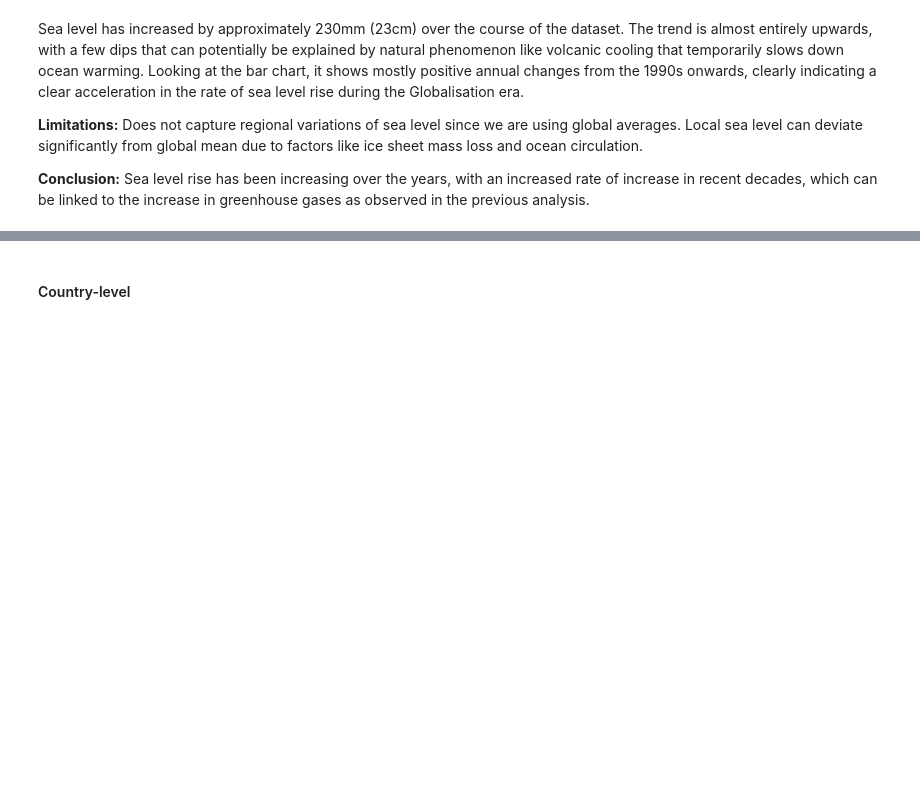
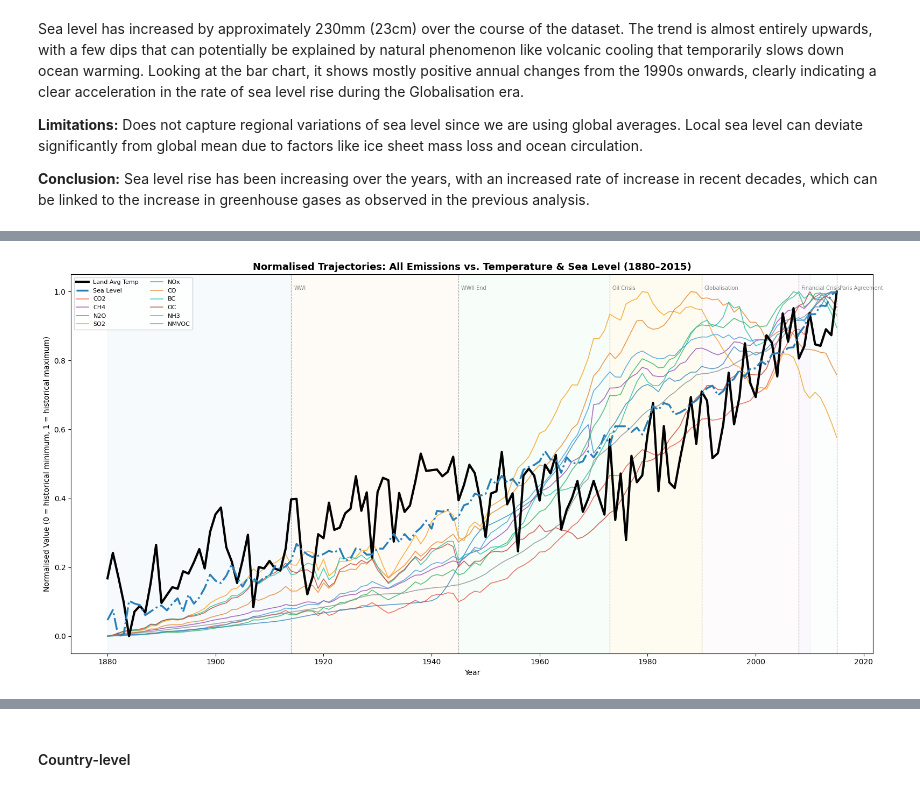
Before and after one commit to tempestormX/sc3021, a Jupyter notebook: SC3021_FDAG_T13.ipynb, the cells around one changed output, grey strips where cells are left out. Saved outputs shown, nothing was run; the diff lists cells and outputs as text; code cells hidden in the pictures; blank space fills up the shorter version.

```diff
--- a/SC3021_FDAG_T13.ipynb
+++ b/SC3021_FDAG_T13.ipynb
@@ -3251,0 +3258,28 @@ Sea level has increased by approximately 230mm (23cm) over the course of the dat
+# %%
+norm_cols = EMISS_COLS + ['LandAverageTemperature', 'Mean Sea Level']
+df_norm = df[['year'] + norm_cols].copy()
+for c in norm_cols:
+    mn, mx = df_norm[c].min(), df_norm[c].max()
+    df_norm[c] = (df_norm[c] - mn) / (mx - mn)
+
+fig, ax = plt.subplots(figsize=(16, 8))
+add_era_bands(ax)
+
+ax.plot(df_norm['year'], df_norm['LandAverageTemperature'],
+        'k-', lw=3, label='Land Avg Temp', zorder=5)
+ax.plot(df_norm['year'], df_norm['Mean Sea Level'],
+        color='#2980b9', lw=2.5, ls='-.', label='Sea Level', zorder=5)
+
+for col, color in zip(EMISS_COLS, EMISS_COLORS):
+    ax.plot(df_norm['year'], df_norm[col], color=color, lw=1.2, alpha=0.75, label=col)
+
+add_era_lines(ax)
+ax.set_xlabel('Year', fontsize=10)
+ax.set_ylabel('Normalised Value (0 = historical minimum, 1 = historical maximum)', fontsize=10)
+ax.set_title('Normalised Trajectories: All Emissions vs. Temperature & Sea Level (1880–2015)',
+             fontsize=13, fontweight='bold')
+ax.legend(loc='upper left', fontsize=8, ncol=2, framealpha=0.85)
+plt.tight_layout()
+plt.show()
+# %% [output]
+[figure, added]
```
Also changed, not shown: parts of 3 cells of this notebook.
